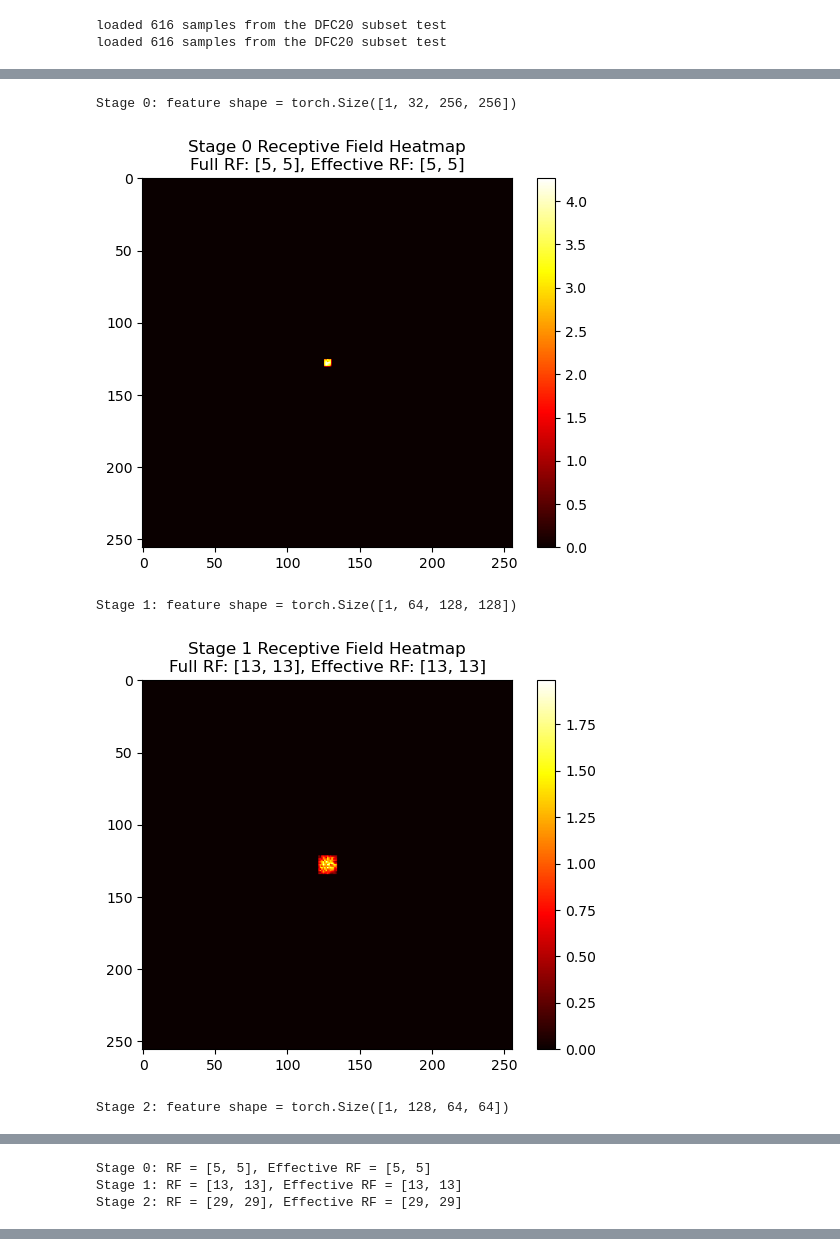
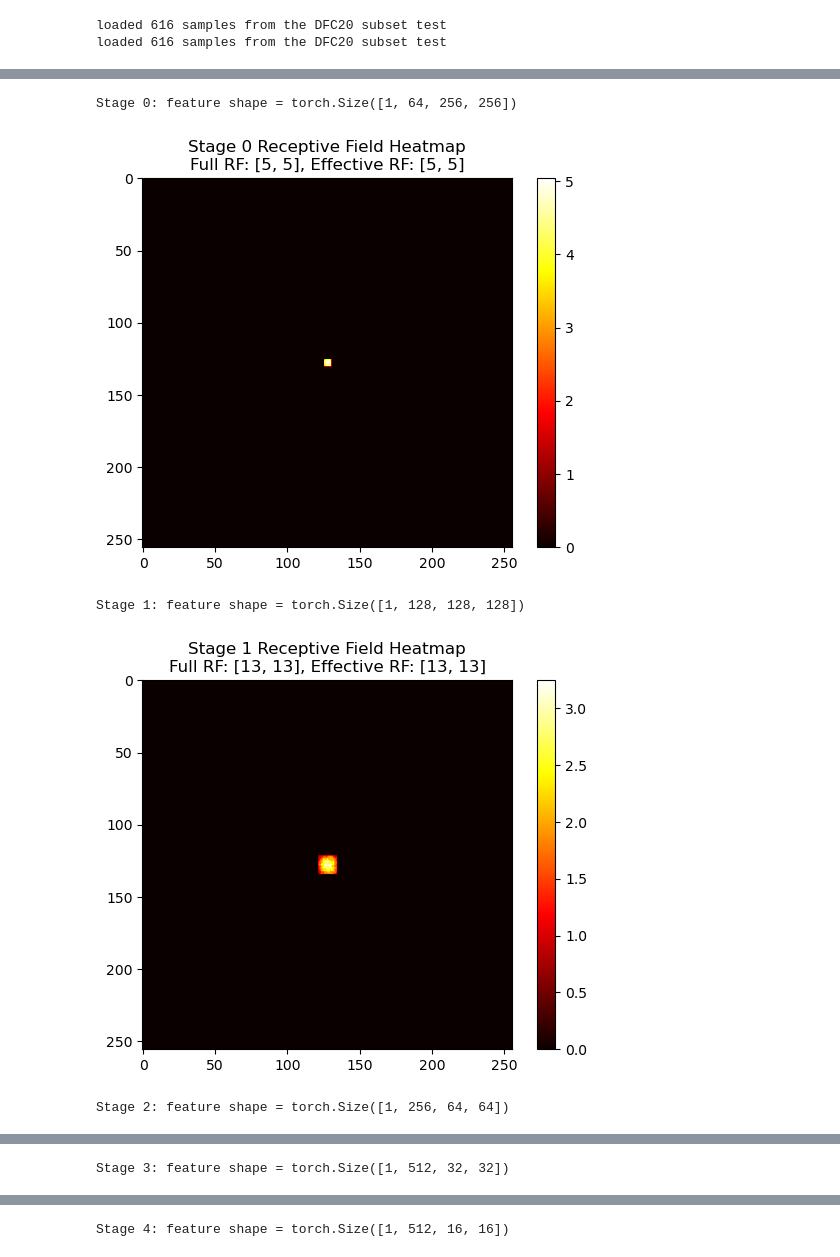
Before and after one commit to hpfref/The-Role-of-Spatial-Context-in-Deep-Learning-based-Semantic-Segmentation-of-Remote-Sensing-Imagery, a Jupyter notebook: dfc20/visualize.ipynb, the cells around one changed output, grey strips where cells are left out. Saved outputs shown, nothing was run; the diff lists cells and outputs as text; code cells hidden in the pictures.

```diff
--- a/dfc20/visualize.ipynb
+++ b/dfc20/visualize.ipynb
@@ -115,7 +115,7 @@ def visualize_rgb_prediction_label(patch, patch_stand=None, model=None, model_is
     plt.tight_layout()
     plt.show()
 # %%
-patch_index = 550 # 25,500 bad label example (city), 550 cropland dots warum? (wie ist ground truth entstanden)
+patch_index = 553 # 25,500 bad label example (city); 550,553 cropland dots warum? (wie ist ground truth entstanden); train 720 ähnlich weird
 patch = ds.__getitem__(patch_index)
 print(patch["image"].shape)
 print(patch["id"])
@@ -124,7 +124,7 @@ print(patch["majority_class"])
 
 patch_stand = ds_stand.__getitem__(patch_index)
 
-model_path = 'trained_models/unet_s2_base.pth'
+model_path = 'trained_models/unet_s2_krk_small.pth'
 model = UNetBase(n_channels=13)  # n_channels based on model
 model.load_state_dict(torch.load(model_path))
 
@@ -173,7 +173,7 @@ def compute_receptive_field(model, input_shape=(1, 4, 128, 128), output_pos=(0,
     else:
         min_yx = influenced_coords.min(dim=0).values
         max_yx = influenced_coords.max(dim=0).values
-        rf_size = (max_yx[0] - min_yx[0] + 1, max_yx[1] - min_yx[1] + 1)
+        rf_size = (int(max_yx[0] - min_yx[0] + 1), int(max_yx[1] - min_yx[1] + 1))
 
     # Compute effective receptive field using threshold on grad_mask
     threshold = threshold_factor * grad_mask.max()
@@ -183,7 +183,8 @@ def compute_receptive_field(model, input_shape=(1, 4, 128, 128), output_pos=(0,
     else:
         min_yx_eff = effective_coords.min(dim=0).values
         max_yx_eff = effective_coords.max(dim=0).values
-        erf_size = (max_yx_eff[0] - min_yx_eff[0] + 1, max_yx_eff[1] - min_yx_eff[1] + 1)
+        erf_size = (int(max_yx_eff[0] - min_yx_eff[0] + 1), int(max_yx_eff[1] - min_yx_eff[1] + 1))
+
 
     # Find location of maximum gradient
     #max_pos = torch.nonzero(grad_mask == grad_mask.max(), as_tuple=False)
@@ -204,10 +205,10 @@ def compute_receptive_field(model, input_shape=(1, 4, 128, 128), output_pos=(0,
 
     return rf_size, erf_size, grad_mask
 # %%
-model_path = 'trained_models/unet_s2_11x11_param_equal.pth'
-model = UNetSmall11x11(n_channels=4)  # n_channels based on model
+model_path = 'trained_models/unet_s2_1x1.pth'
+model = UNet1x1(n_channels=13)  # n_channels based on model
 model.load_state_dict(torch.load(model_path))
-input_shape=(1, 4, 256, 256)
+input_shape=(1, 13, 256, 256)
 output_pos=(0, 0, 128, 128)
 #input_shape=(1, 4, 17, 17)
 #output_pos=(0, 0, 9, 9)
@@ -219,5 +220,5 @@ Effective receptive field size: (tensor(42), tensor(36))
 # %%
-def compute_encoder_receptive_fields(encoder, input_shape=(1,4,128,128), threshold_factor=0.01, visualize=False):
+def compute_encoder_receptive_fields(encoder, input_shape=(1,13,128,128), threshold_factor=0.01, visualize=False):
     encoder.eval()
     x = torch.zeros(input_shape, requires_grad=True)
 
@@ -279,14 +280,14 @@ def compute_encoder_receptive_fields(encoder, input_shape=(1,4,128,128), thresho
 
     return results
 # %%
-encoder = EncoderSmall1x1(in_channels=4)
-rf_info = compute_encoder_receptive_fields(encoder, input_shape=(1, 4, 256, 256), visualize=True)
+encoder = EncoderBase(in_channels=13)
+rf_info = compute_encoder_receptive_fields(encoder, input_shape=(1, 13, 256, 256), visualize=True)
 
 for r in rf_info:
     print(f"Stage {r['stage']}: RF = {r['rf']}, Effective RF = {r['effective_rf']}")
 # %% [output]
-Stage 0: feature shape = torch.Size([1, 32, 256, 256])
+Stage 0: feature shape = torch.Size([1, 64, 256, 256])
-[figure, old version]
+[figure, new version]
-Stage 1: feature shape = torch.Size([1, 64, 128, 128])
+Stage 1: feature shape = torch.Size([1, 128, 128, 128])
-[figure, old version]
+[figure, new version]
-Stage 2: feature shape = torch.Size([1, 128, 64, 64])
+Stage 2: feature shape = torch.Size([1, 256, 64, 64])
@@ -294,3 +295 @@ Stage 2: feature shape = torch.Size([1, 128, 64, 64])
-Stage 0: RF = [5, 5], Effective RF = [5, 5]
-Stage 1: RF = [13, 13], Effective RF = [13, 13]
-Stage 2: RF = [29, 29], Effective RF = [29, 29]
+Stage 3: feature shape = torch.Size([1, 512, 32, 32])
@@ -296,0 +297 @@ Stage 2: RF = [29, 29], Effective RF = [29, 29]
+Stage 4: feature shape = torch.Size([1, 512, 16, 16])
```
Also changed, not shown: parts of 3 cells of this notebook, 33 other files.
